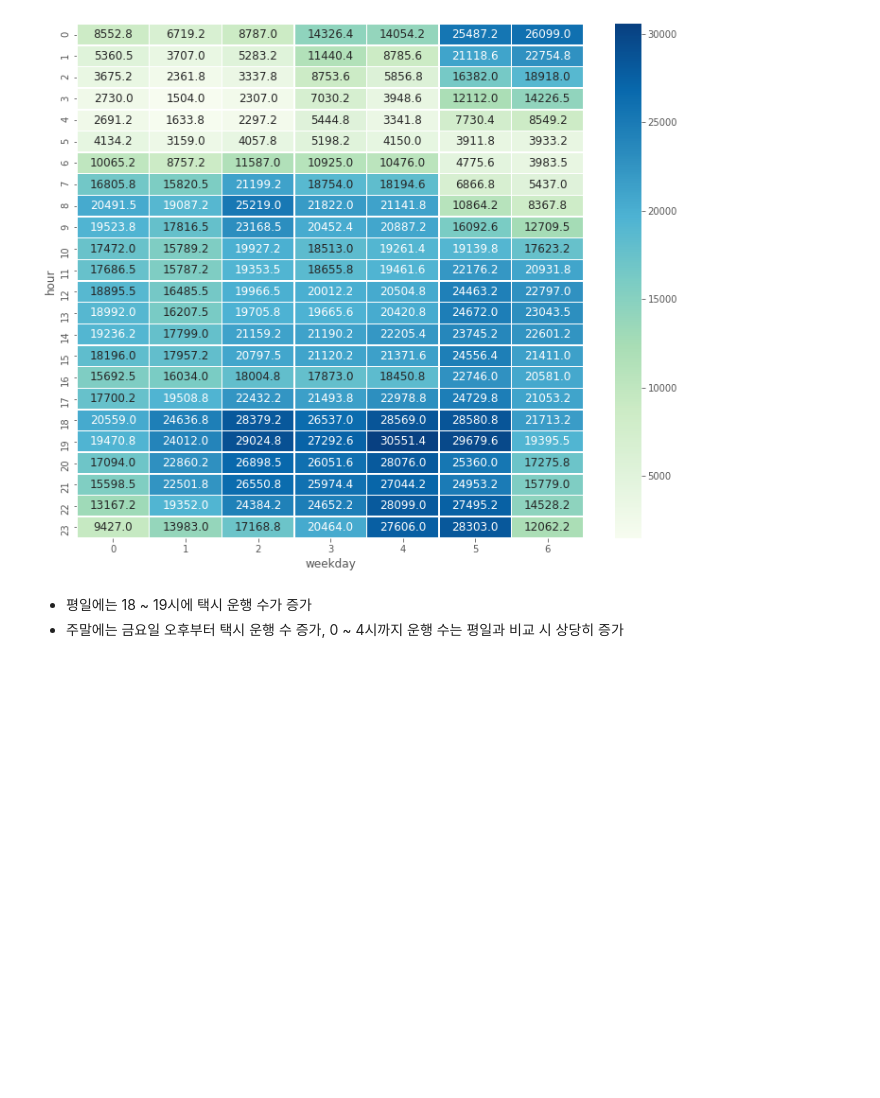
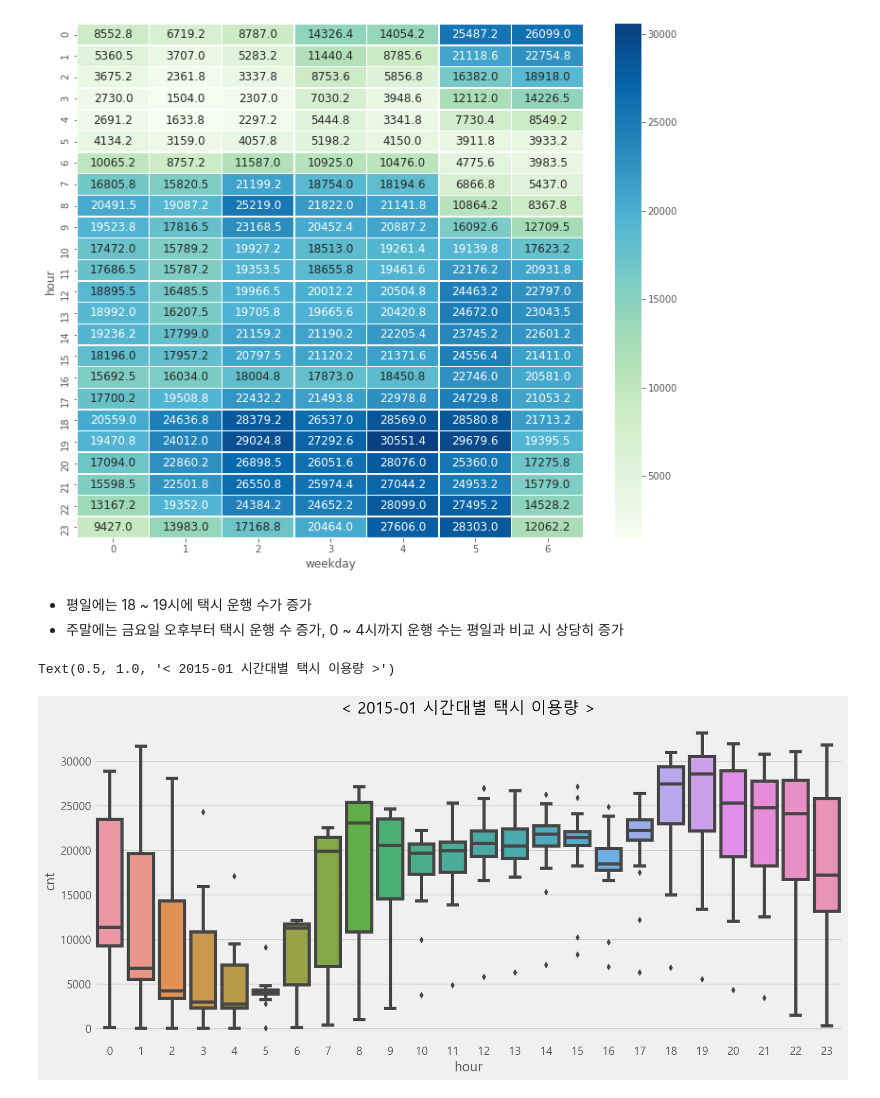
Before and after one commit to jeonprize/New_york_demand_forecasting, a Jupyter notebook: EDA.ipynb, the cells around one changed output. Drawn from its saved outputs; the diff is of its cells as text; code cells hidden in the pictures; blank space fills up the shorter version.

```diff
--- a/EDA.ipynb
+++ b/EDA.ipynb
@@ -1,3 +1,7 @@
 # %% [markdown]
 ## 뉴욕 택시 데이터 EDA
+# %%
+plt.rc("font",family="Malgun Gothic")
+plt.rc("axes",unicode_minus=False)
+plt.style.use("fivethirtyeight")
 # %% [markdown]
@@ -15,3 +19,7 @@ warnings.filterwarnings('ignore')
 plt.style.use('ggplot')
 
 cf.go_offline()
+# %%
+plt.rc("font",family="Malgun Gothic")
+plt.rc("axes",unicode_minus=False)
+plt.style.use("fivethirtyeight")
@@ -171,3 +182,10 @@ sns.heatmap(df.groupby(['hour','weekday'])['cnt'].mean().unstack(),
 # %% [markdown]
 * 평일에는 18 ~ 19시에 택시 운행 수가 증가
 * 주말에는 금요일 오후부터 택시 운행 수 증가, 0 ~ 4시까지 운행 수는 평일과 비교 시 상당히 증가
+# %%
+plt.figure(figsize=(15,7))
+sns.boxplot(data=df, x='hour', y='cnt')
+plt.title('< 2015-01 시간대별 택시 이용량 >')
+# %% [output]
+Text(0.5, 1.0, '< 2015-01 시간대별 택시 이용량 >')
+[figure, added]
```
Also changed, not shown: parts of 23 cells of this notebook.
